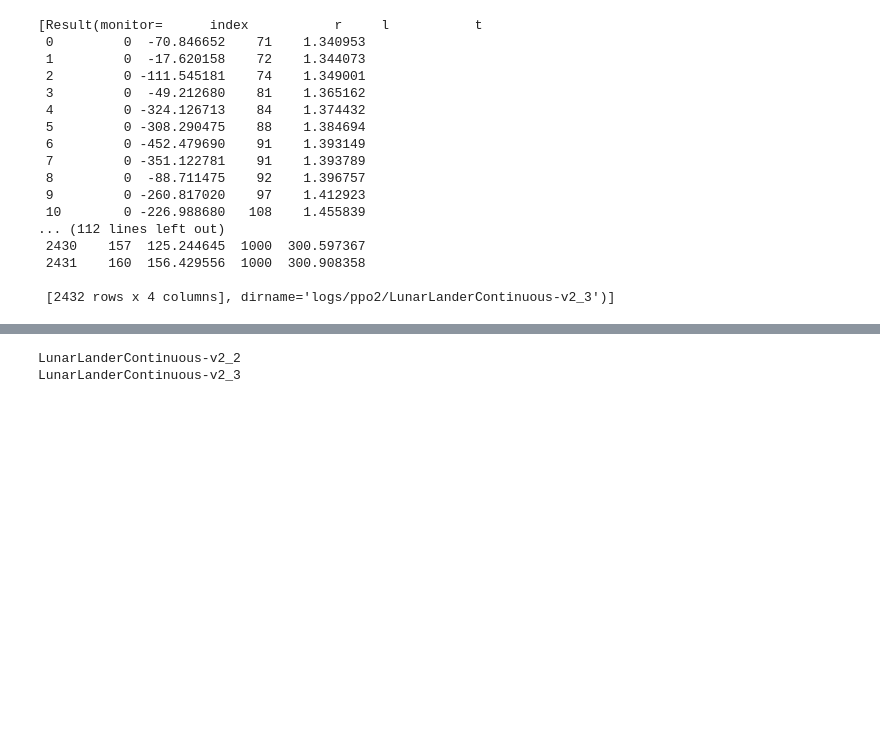
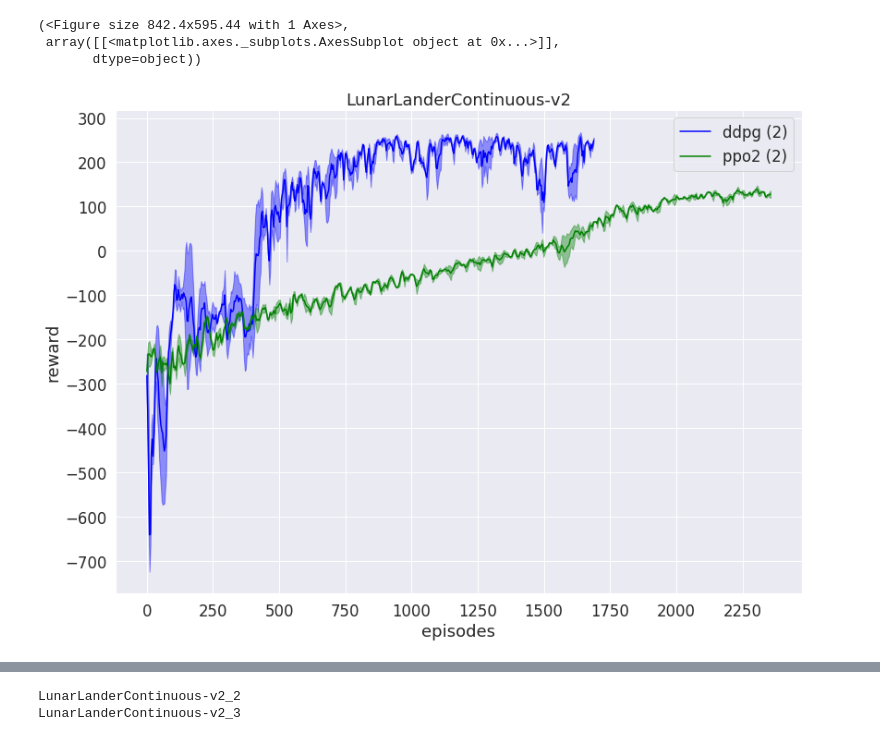
Before and after one commit to Mohammadamin-Barekatain/multipolar, a Jupyter notebook: plot_results.ipynb, the cells around one changed output, grey strips where cells are left out. Drawn from its saved outputs; the diff is of its cells as text; code cells hidden in the pictures; blank space fills up the shorter version.

```diff
--- a/plot_results.ipynb
+++ b/plot_results.ipynb
@@ -28,21 +26,8 @@ loaded 3 results
-# %%
-res
-# %% [output]
-[Result(monitor=      index           r     l           t
- 0         0  -70.846652    71    1.340953
- 1         0  -17.620158    72    1.344073
- 2         0 -111.545181    74    1.349001
- 3         0  -49.212680    81    1.365162
- 4         0 -324.126713    84    1.374432
- 5         0 -308.290475    88    1.384694
- 6         0 -452.479690    91    1.393149
- 7         0 -351.122781    91    1.393789
- 8         0  -88.711475    92    1.396757
- 9         0 -260.817020    97    1.412923
- 10        0 -226.988680   108    1.455839
-... (112 lines left out)
- 2430    157  125.244645  1000  300.597367
- 2431    160  156.429556  1000  300.908358
-
- [2432 rows x 4 columns], dirname='logs/ppo2/LunarLanderContinuous-v2_3')]
+# %%
+plot.plot_results(results, average_group=True, shaded_std=False, xbase=250, ybase=100)
+# %% [output]
+(<Figure size 842.4x595.44 with 1 Axes>,
+ array([[<matplotlib.axes._subplots.AxesSubplot object at 0x...>]],
+       dtype=object))
+[figure, added]
 # %%
```
Also changed, not shown: parts of 6 cells of this notebook, 3 other files.
